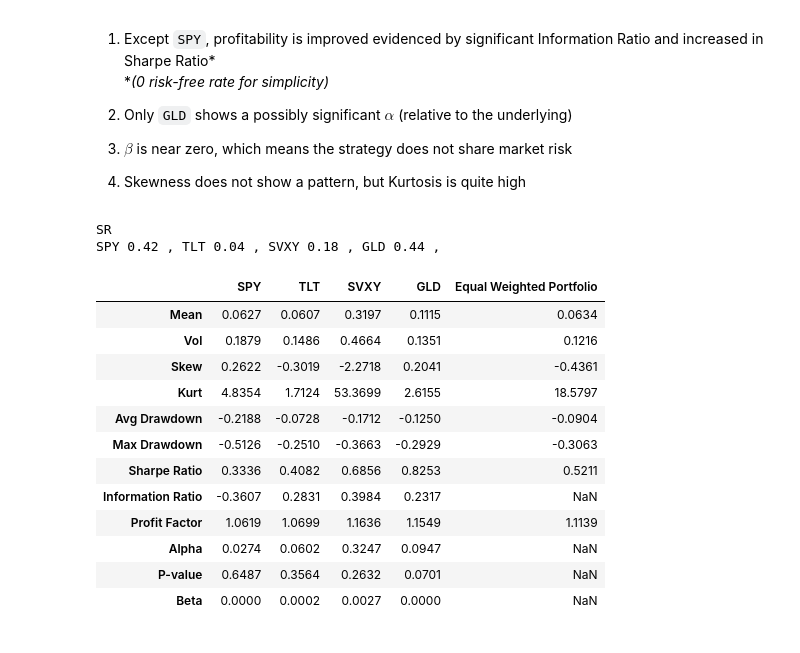
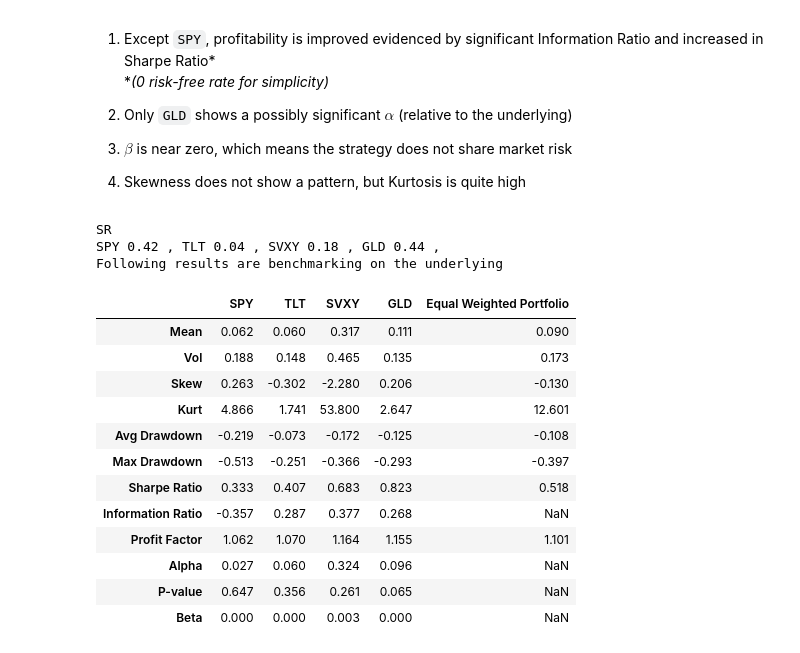
Before and after one commit to kcf1/Personal-Projects, a Jupyter notebook: Trading/Metalabelling Excercise/trend_detection_excercise.ipynb, the cells around one changed output. Drawn from its saved outputs; the diff is of its cells as text; code cells hidden in the pictures.

```diff
--- a/Trading/Metalabelling Excercise/trend_detection_excercise.ipynb
+++ b/Trading/Metalabelling Excercise/trend_detection_excercise.ipynb
@@ -574,7 +574,7 @@ def get_pnl(pred, prob, logret, tp, sl, hd, p_thr=None, trail_sl=False):
 
         else:
             # 5. Not taking any trade
-            pnl.append(0)
+            pnl.append(np.nan)
 
     pnl = pd.Series(pnl, index=pred.index, name="PNL")
     return pnl
@@ -610,7 +610,7 @@ for i, symbol in enumerate(symbols):
     # pnl = pred * logret
     port_pnl[symbol] = pnl
 
-    in_pos_days = pnl[pnl != 0].shape[0]
+    in_pos_days = pnl[~pnl.isnull()].shape[0]
     total_days = pnl.shape[0]
     print(
         f"{symbol}: {in_pos_days} / {total_days} days in position ({in_pos_days/total_days:.2%})"
@@ -619,7 +619,7 @@ for i, symbol in enumerate(symbols):
     ax = axes[i // 2, i % 2]
     ax.set_title(symbol)
     start_day = pnl.dropna().index[0]
-    pnl.loc[start_day:].cumsum().plot(ax=ax)
+    pnl.fillna(0).loc[start_day:].cumsum().plot(ax=ax)
     logret.loc[start_day:].cumsum().plot(ax=ax)  # , secondary_y=True)
     ax.legend(["Strategy", "Buy and hold"])
 # %% [output]
@@ -636,7 +636,7 @@ from statsmodels.api import OLS, add_constant
 
 def get_stats(pnl, logret=None):
     pnl = pnl.copy()
-    pnl.loc[pnl == 0] = np.nan
+    #pnl.loc[pnl == 0] = np.nan
     mu = pnl.mean() * 252
     vol = pnl.std() * 252**0.5
     skew = pnl.skew()
@@ -650,7 +650,7 @@ def get_stats(pnl, logret=None):
     if logret is not None:
         temp = pd.concat([pnl, logret], axis=1).dropna()
         y, x = temp.iloc[:, 0], temp.iloc[:, 1]
-        excret = y - x
+        excret = (y - x).dropna()
         ir = excret.mean() / excret.std() * 252**0.5
         model = OLS(y, add_constant(x))
         result = model.fit()
@@ -692,25 +692,29 @@ Results are inflated due to low trade number
 # %%
 perf = pd.DataFrame()
 print("SR")
 for symbol in symbols:
     logret = all_data[symbol].diff().shift(-1)
     print(f"{symbol} {logret.mean()/logret.std()*252**0.5:.2f}", end=" , ")
     perf[symbol] = get_stats(port_pnl[symbol], logret)
+
 perf["Equal Weighted Portfolio"] = get_stats(port_pnl.mean(axis=1))
+pd.set_option('display.float_format', lambda x: '%.3f' % x)
+print('\nFollowing results are benchmarking on the underlying')
 perf
 # %% [output]
 SR
 SPY 0.42 , TLT 0.04 , SVXY 0.18 , GLD 0.44 ,
+Following results are benchmarking on the underlying
 |  | SPY | TLT | SVXY | GLD | Equal Weighted Portfolio |
-| Mean | 0.0627 | 0.0607 | 0.3197 | 0.1115 | 0.0634 |
-| Vol | 0.1879 | 0.1486 | 0.4664 | 0.1351 | 0.1216 |
-| Skew | 0.2622 | -0.3019 | -2.2718 | 0.2041 | -0.4361 |
-| Kurt | 4.8354 | 1.7124 | 53.3699 | 2.6155 | 18.5797 |
-| Avg Drawdown | -0.2188 | -0.0728 | -0.1712 | -0.1250 | -0.0904 |
-| Max Drawdown | -0.5126 | -0.2510 | -0.3663 | -0.2929 | -0.3063 |
-| Sharpe Ratio | 0.3336 | 0.4082 | 0.6856 | 0.8253 | 0.5211 |
-| Information Ratio | -0.3607 | 0.2831 | 0.3984 | 0.2317 | NaN |
-| Profit Factor | 1.0619 | 1.0699 | 1.1636 | 1.1549 | 1.1139 |
-| Alpha | 0.0274 | 0.0602 | 0.3247 | 0.0947 | NaN |
-| P-value | 0.6487 | 0.3564 | 0.2632 | 0.0701 | NaN |
-| Beta | 0.0000 | 0.0002 | 0.0027 | 0.0000 | NaN |
+| Mean | 0.062 | 0.060 | 0.317 | 0.111 | 0.090 |
+| Vol | 0.188 | 0.148 | 0.465 | 0.135 | 0.173 |
+| Skew | 0.263 | -0.302 | -2.280 | 0.206 | -0.130 |
+| Kurt | 4.866 | 1.741 | 53.800 | 2.647 | 12.601 |
+| Avg Drawdown | -0.219 | -0.073 | -0.172 | -0.125 | -0.108 |
+| Max Drawdown | -0.513 | -0.251 | -0.366 | -0.293 | -0.397 |
+| Sharpe Ratio | 0.333 | 0.407 | 0.683 | 0.823 | 0.518 |
+| Information Ratio | -0.357 | 0.287 | 0.377 | 0.268 | NaN |
+| Profit Factor | 1.062 | 1.070 | 1.164 | 1.155 | 1.101 |
+| Alpha | 0.027 | 0.060 | 0.324 | 0.096 | NaN |
+| P-value | 0.647 | 0.356 | 0.261 | 0.065 | NaN |
+| Beta | 0.000 | 0.000 | 0.003 | 0.000 | NaN |
```
Also changed, not shown: parts of 3 cells of this notebook.
